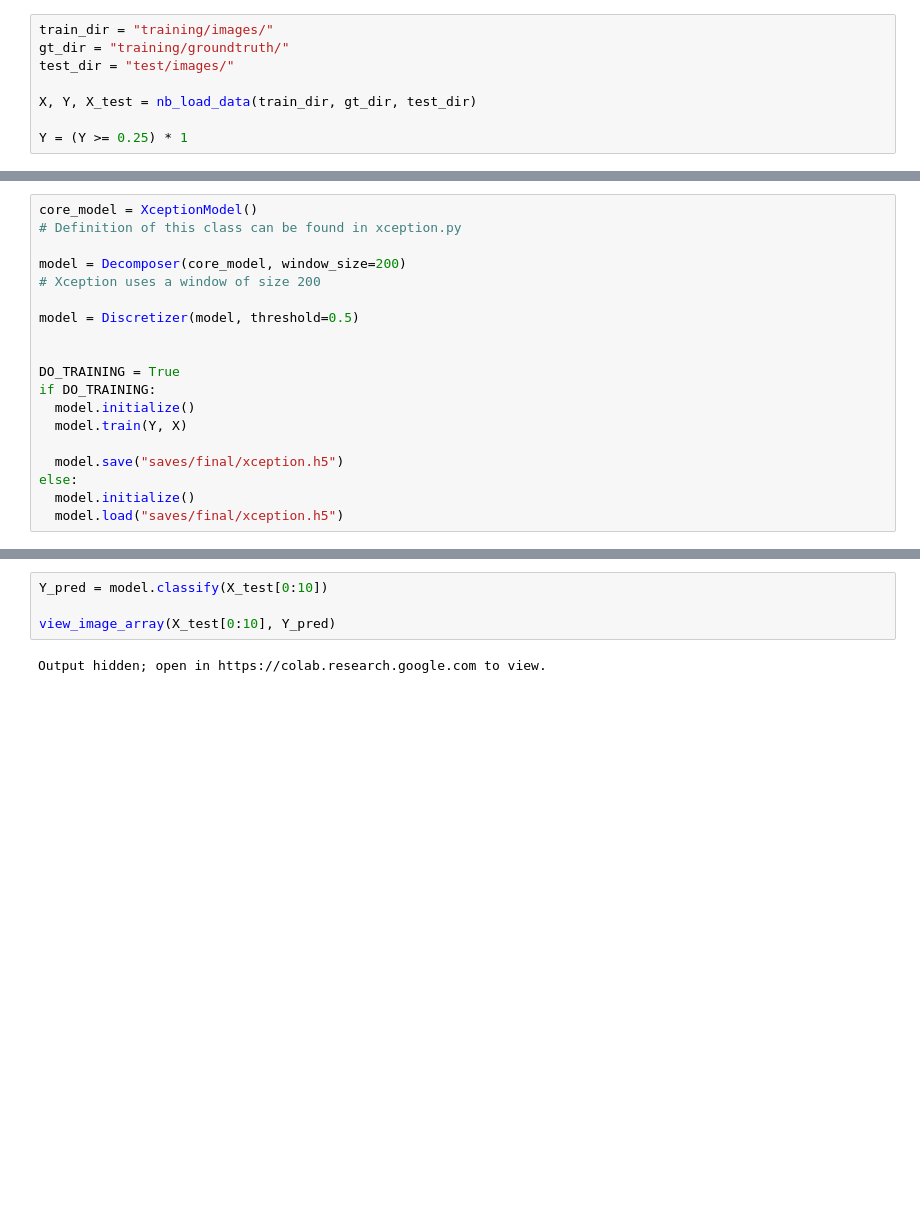
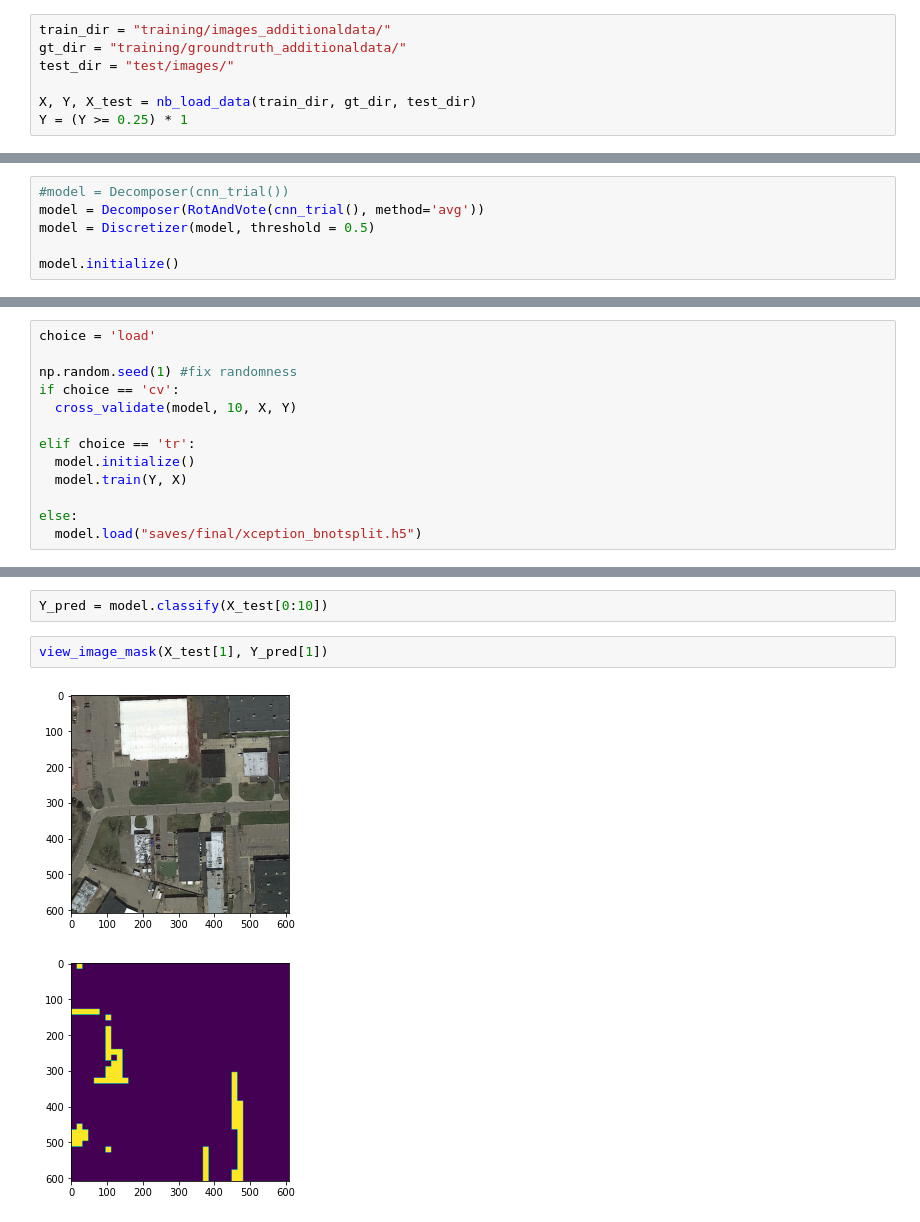
Before and after one commit to alessiapacca/CILroadseg, a Jupyter notebook: xception.ipynb, the cells around one changed output, grey strips where cells are left out. Drawn from its saved outputs; the diff is of its cells as text; blank space fills up the shorter version.

Commit message:
xception notebook

```diff
--- a/xception.ipynb
+++ b/xception.ipynb
@@ -39,11 +34,10 @@ from util.notebooks import *   # util/notebooks.py contains various util functio
 `nb_load_data` is an helper function provided in `util/notebooks.py`
 # %%
-train_dir = "training/images/"
-gt_dir = "training/groundtruth/"
+train_dir = "training/images_additionaldata/"
+gt_dir = "training/groundtruth_additionaldata/"
 test_dir = "test/images/"
 
 X, Y, X_test = nb_load_data(train_dir, gt_dir, test_dir)
-
 Y = (Y >= 0.25) * 1
 # %% [output]
 Loading training input...
@@ -86,19 +83,0 @@ Using TensorFlow backend.
-# %%
-core_model = XceptionModel()
-# Definition of this class can be found in xception.py
-
-model = Decomposer(core_model, window_size=200)
-# Xception uses a window of size 200
-
-model = Discretizer(model, threshold=0.5)
-
-
-DO_TRAINING = True
-if DO_TRAINING:
-  model.initialize()
-  model.train(Y, X)
-
-  model.save("saves/final/xception.h5")
-else:
-  model.initialize()
-  model.load("saves/final/xception.h5")
@@ -122,0 +84,6 @@ Epoch 100/100
+# %%
+#model = Decomposer(cnn_trial())
+model = Decomposer(RotAndVote(cnn_trial(), method='avg'))
+model = Discretizer(model, threshold = 0.5)
+
+model.initialize()
@@ -122,0 +108,13 @@ Epoch 100/100
+# %%
+choice = 'load'
+
+np.random.seed(1) #fix randomness
+if choice == 'cv':
+  cross_validate(model, 10, X, Y)
+
+elif choice == 'tr':
+  model.initialize()
+  model.train(Y, X)
+
+else:
+  model.load("saves/final/xception_bnotsplit.h5")
@@ -153,6 +151,7 @@ The function `view_image_array` is provided in `util/visualize.py`. It uses `mat
 # %%
 Y_pred = model.classify(X_test[0:10])
-
-view_image_array(X_test[0:10], Y_pred)
-# %% [output]
-Output hidden; open in https://colab.research.google.com to view.
+# %%
+view_image_mask(X_test[1], Y_pred[1])
+# %% [output]
+[figure, added]
+[figure, added]
```
Also changed, not shown: parts of 18 cells of this notebook.
